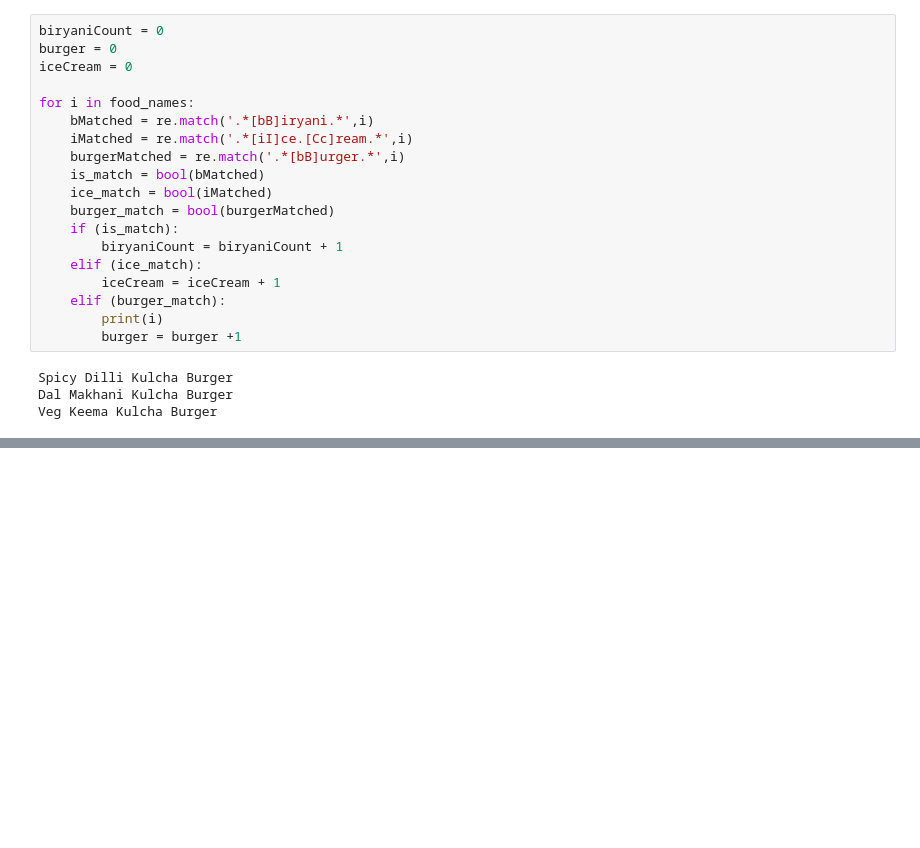
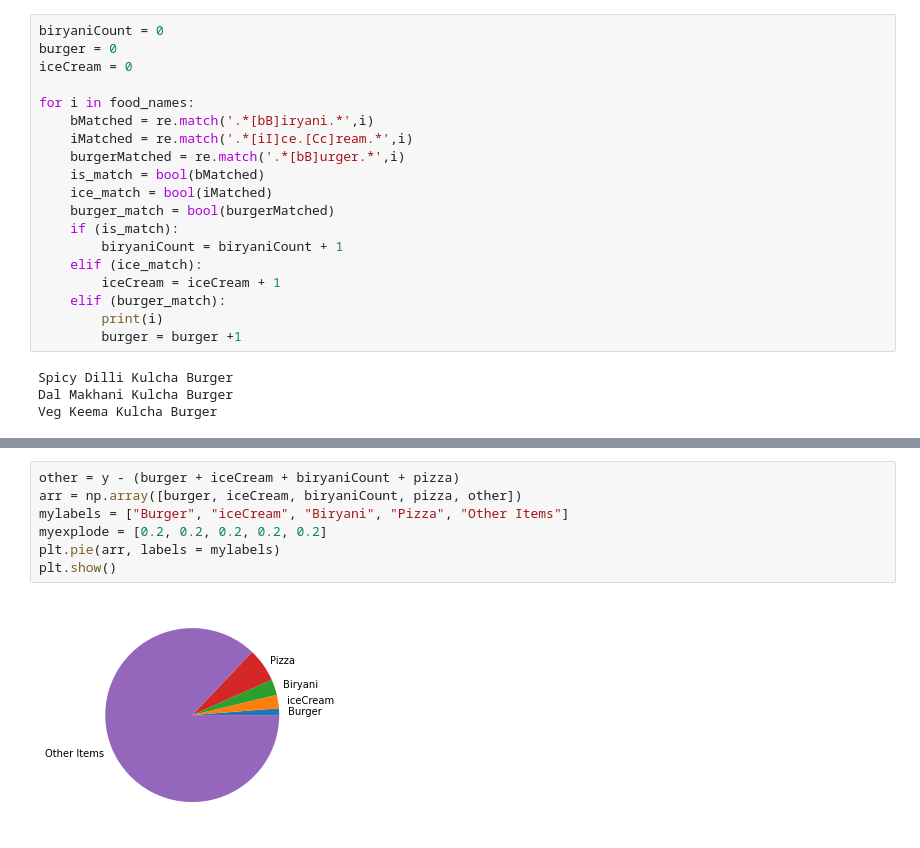
Before and after one commit to Drakunal/Advanced-Analytics, a Jupyter notebook: Web scraping/Lab 3/Lab 3.ipynb, the cells around one changed output, grey strips where cells are left out. Drawn from its saved outputs; the diff is of its cells as text; blank space fills up the shorter version.

Commit message:
pie chart added

```diff
--- a/Web scraping/Lab 3/Lab 3.ipynb
+++ b/Web scraping/Lab 3/Lab 3.ipynb
@@ -288,0 +291,9 @@ Number of Burger :  3
+# %%
+other = y - (burger + iceCream + biryaniCount + pizza)
+arr = np.array([burger, iceCream, biryaniCount, pizza, other])
+mylabels = ["Burger", "iceCream", "Biryani", "Pizza", "Other Items"]
+myexplode = [0.2, 0.2, 0.2, 0.2, 0.2]
+plt.pie(arr, labels = mylabels)
+plt.show()
+# %% [output]
+[figure, added]
```
Also changed, not shown: parts of 3 cells of this notebook.
